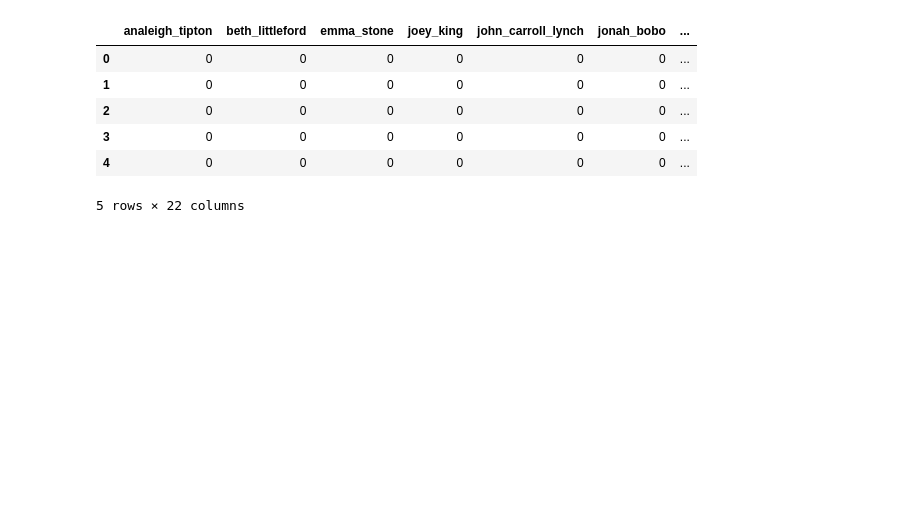
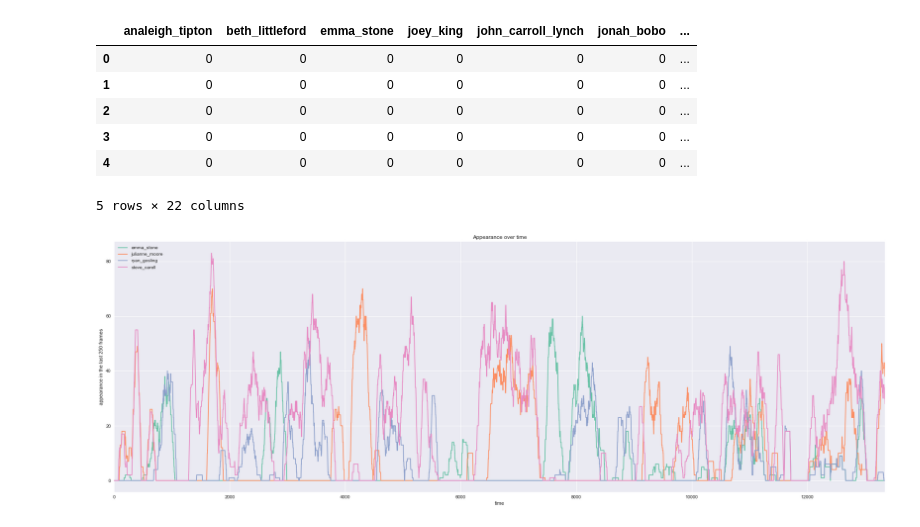
Before and after one commit to kimyoonduk/movie_character_analyzer, a Jupyter notebook: notebook/line_visualization.ipynb, the cells around one changed output. Drawn from its saved outputs; the diff is of its cells as text; code cells hidden in the pictures; blank space fills up the shorter version.

```diff
--- a/notebook/line_visualization.ipynb
+++ b/notebook/line_visualization.ipynb
@@ -22,3 +22,14 @@ for column in char_df:
     if ('avg_' in column):
         if (column[4:] in char_list):
             char_df[column].plot(label=column[4:])
+# %%
+legend = plt.legend(loc='best')
+
+time_in_minutes = [x/120 for x in char_df.index.values]
+
+plt.xlabel('time')
+plt.ylabel('appearance in the last 250 frames')
+plt.title('Appearance over time')
+plt.show()
+# %% [output]
+[figure, added]
```
